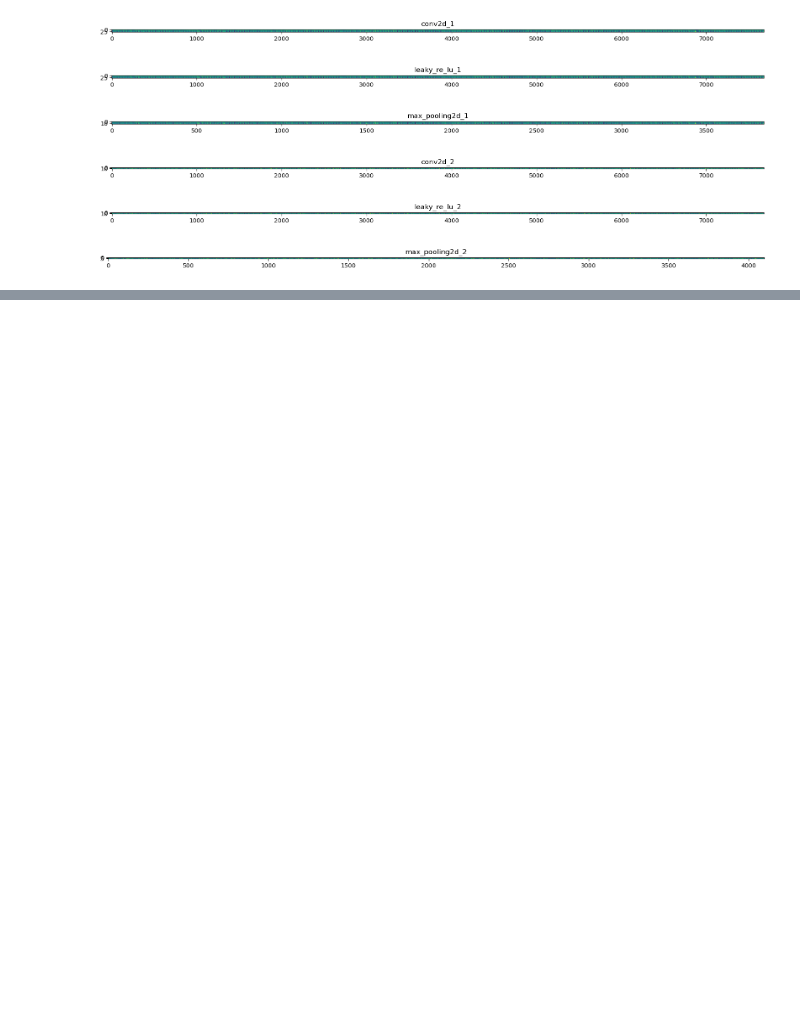
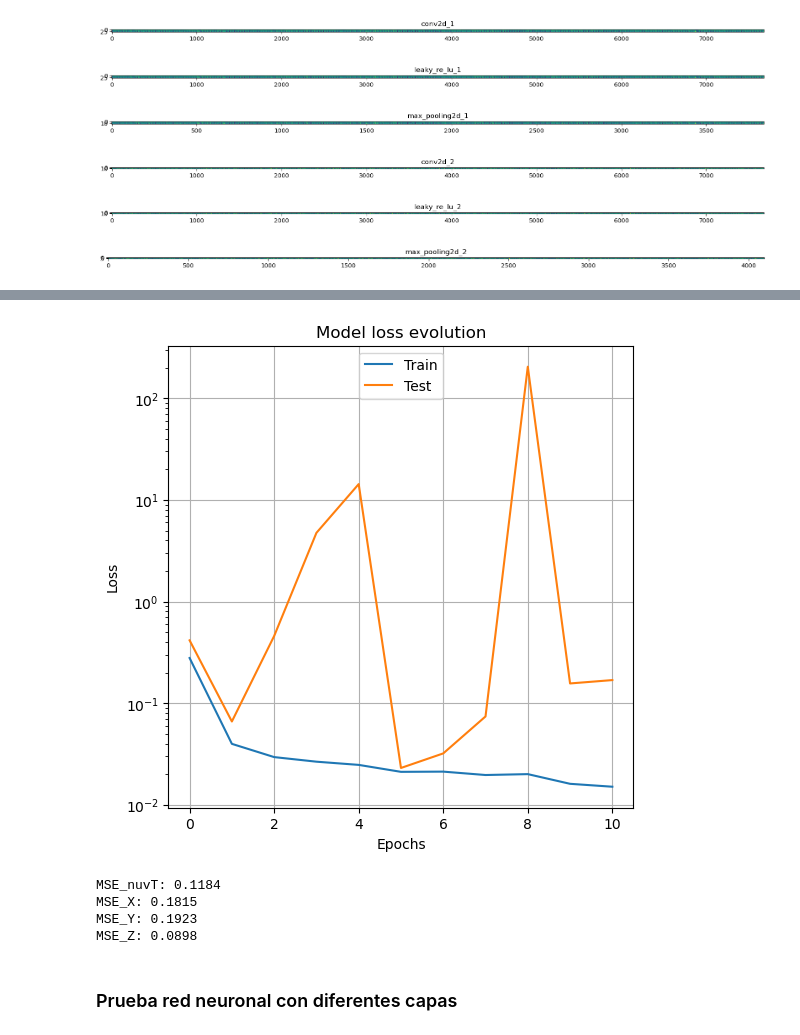
Before and after one commit to CIEMAT-Neutrino/AI_nuvT, a Jupyter notebook: 6_Regression_Ebaricenter_NN.ipynb, the cells around one changed output, grey strips where cells are left out. Drawn from its saved outputs; the diff is of its cells as text; code cells hidden in the pictures; blank space fills up the shorter version.

```diff
--- a/6_Regression_Ebaricenter_NN.ipynb
+++ b/6_Regression_Ebaricenter_NN.ipynb
@@ -646,0 +723,2 @@ _________________________________________________________________
+# %%
+image = np.load("/data/vidales/images/image_realistic_4comp_1411_nocorrected.npy")
@@ -646,0 +753,3 @@ _________________________________________________________________
+# %%
+test_size = int(np.floor(0.30*np.shape(y_scaled_combined)[0]) )
+print(test_size)
@@ -646,0 +758,5 @@ _________________________________________________________________
+# %%
+x_train, x_test = image[:-test_size], image[-test_size:]
+print('x_train dim.:',x_train.shape)
+print('x_test dim.:', x_test.shape)
+y_train, y_test = y_scaled_combined[:-test_size], y_scaled_combined[-test_size:]
@@ -646,0 +766,2 @@ _________________________________________________________________
+# %%
+y_pred_resnet, history_resnet= train_and_predict(final_model, x_train, y_train, x_test, y_test, epochs=20, batch_size=16)
@@ -646,0 +789,32 @@ _________________________________________________________________
+# %%
+# Plot for the first model history
+plt.figure(1, figsize=(6,6))
+plt.plot(history_resnet.history['mse'])
+plt.plot(history_resnet.history['val_mse'])
+plt.yscale("log")
+plt.title('Model loss evolution')
+plt.ylabel('Loss')
+plt.xlabel('Epochs')
+plt.grid()
+plt.legend(['Train', 'Test'], loc='upper center')
+
+# Show both figures
+plt.show()
+# %% [output]
+[figure, added]
+# %%
+testScoreMSE_nuvT = mean_squared_error(y_test[:,0], y_pred_resnet[:,0])
+testScoreMSE_X = mean_squared_error(y_test[:,1], y_pred_resnet[:,1])
+testScoreMSE_Y = mean_squared_error(y_test[:,2], y_pred_resnet[:,2])
+testScoreMSE_Z = mean_squared_error(y_test[:,3], y_pred_resnet[:,3])
+print('MSE_nuvT: %.4f' % np.sqrt((testScoreMSE_nuvT)))
+print('MSE_X: %.4f' % np.sqrt((testScoreMSE_X)))
+print('MSE_Y: %.4f' % np.sqrt((testScoreMSE_Y)))
+print('MSE_Z: %.4f' % np.sqrt((testScoreMSE_Z)))
+# %% [output]
+MSE_nuvT: 0.1184
+MSE_X: 0.1815
+MSE_Y: 0.1923
+MSE_Z: 0.0898
+# %% [markdown]
+### Prueba red neuronal con diferentes capas
```
Also changed, not shown: parts of 61 cells of this notebook, 6 other files.
